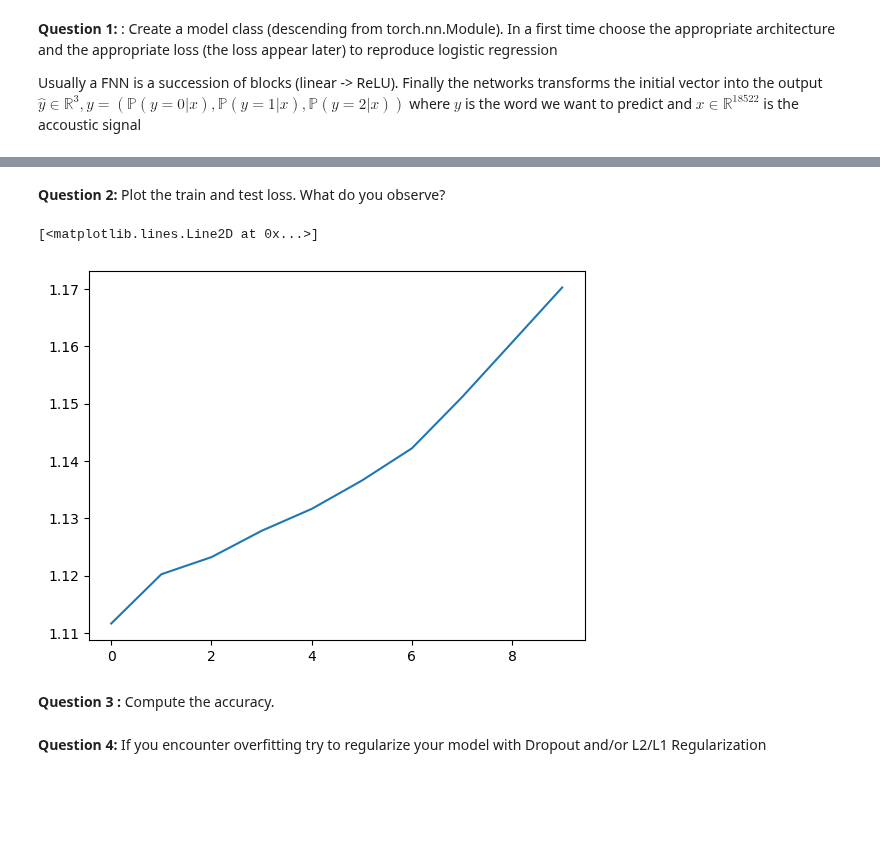
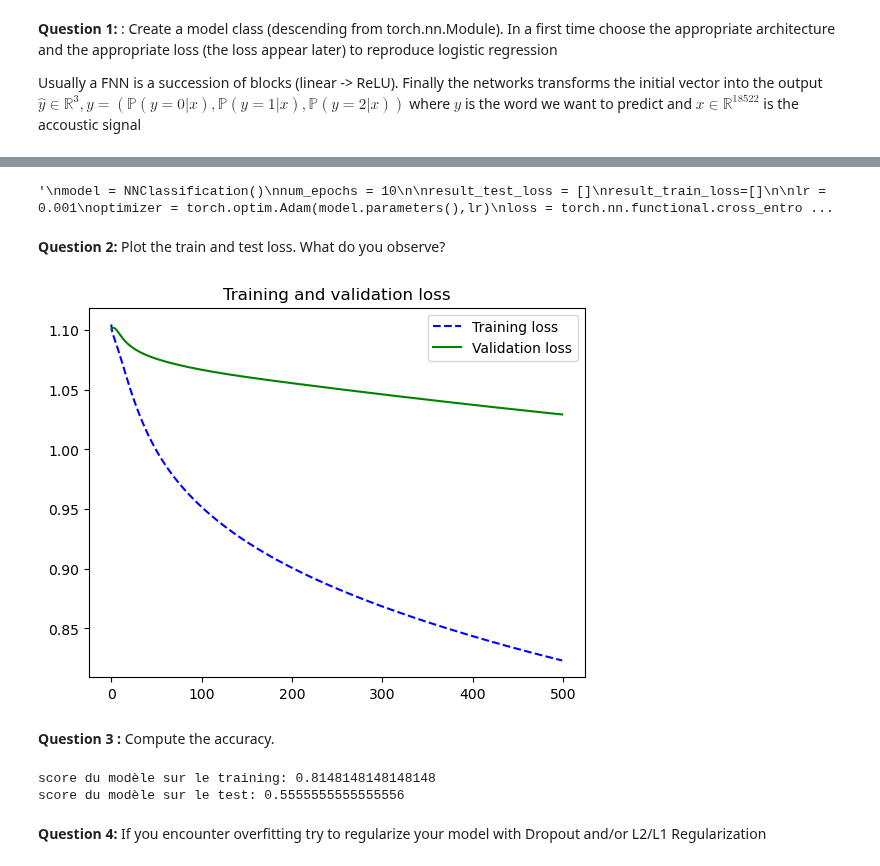
Before and after one commit to MaxMosh/n7-SN, a Jupyter notebook: 2A ModIA/S8 (n7)/UE Machine Learning/Projet fil rouge/Code/Nouveau Notebook (Neural Network).ipynb, the cells around one changed output, grey strips where cells are left out. Saved outputs shown, nothing was run; the diff lists cells and outputs as text; code cells hidden in the pictures; blank space fills up the shorter version.

```diff
--- a/2A ModIA/S8 (n7)/UE Machine Learning/Projet fil rouge/Code/Nouveau Notebook (Neural Network).ipynb
+++ b/2A ModIA/S8 (n7)/UE Machine Learning/Projet fil rouge/Code/Nouveau Notebook (Neural Network).ipynb
@@ -798,6 +720,6 @@ meilleure_svm = SVC(C=1, degree=3, gamma=0.1, kernel='poly')
 
 meilleure_svm_X_train, meilleure_svm_X_test, meilleure_svm_y_train, meilleure_svm_y_test = train_test_split(X, y, test_size=1/3, random_state=36)
 # %%
-meilleure_svm.fit(X, y)
+# meilleure_svm.fit(X, y)
 # %% [output]
 SVC(C=1, gamma=0.1, kernel='poly')
@@ -901,3 +1010,21 @@ y_test = torch.nn.functional.one_hot(torch.tensor(y_test), num_classes=- 1).resh
+# %%
+# TODO : version notebook Yanis
+
+import torch
+### transform X with your preprocessing
+pstft = STFT(idx_frequency_max=80, stats='moyenne')
+X_processed = pstft.transform(X)
+
+# X_fourier = np.abs(fft(X))
+# X_pca = sklearn.decomposition.PCA(n_components=10)
+# X_pca.fit(X_fourier)
+# X_acp = X_pca.transform(X_fourier)
+
+X_train, X_test, y_train, y_test = train_test_split(X_processed,y,test_size=0.5, random_state=28)
+X_train = torch.tensor(X_train).reshape((X_train.shape[0],1,-1)).float()
+X_test = torch.tensor(X_test).reshape((X_test.shape[0],1,-1)).float()
+y_train = torch.nn.functional.one_hot(torch.tensor(y_train), num_classes=- 1).reshape((X_train.shape[0],1,-1)).float()
+y_test = torch.nn.functional.one_hot(torch.tensor(y_test), num_classes=- 1).reshape((X_test.shape[0],1,-1)).float()
 # %% [markdown]
 **Question 1:** : Create a model class (descending from torch.nn.Module). In a first time choose the appropriate architecture and the appropriate loss (the loss appear later) to reproduce logistic regression
 
@@ -923,4 +1056,22 @@ class NNClassification(torch.nn.Module):
+# %%
+# TODO : version notebook Yanis
+
+class NNClassification(torch.nn.Module):
+    def __init__(self):
+        super().__init__()
+        self.network = torch.nn.Sequential(
+            torch.nn.Linear(80,3),
+            torch.nn.Softmax(dim=1)
+        )
+
+    def forward(self, xb):
+        ### the forward method will be called each time you will write model(x).
+        ### It's equivalent to the function predict of sklearn
+        return self.network(xb)
 # %%
+# TODO : version Maxime, à supprimer si inutile
+
+"""
 model = NNClassification()
 num_epochs = 10
 
@@ -962,3 +1113,6 @@ for epoch in range(num_epochs):
 
     result_train_loss.append(torch.stack(train_losses).mean().item())
     result_test_loss.append( torch.stack(test_losses).mean().item())
+"""
+# %% [output]
+'\nmodel = NNClassification()\nnum_epochs = 10\n\nresult_test_loss = []\nresult_train_loss=[]\n\nlr = 0.001\noptimizer = torch.optim.Adam(model.parameters(),lr)\nloss = torch.nn.functional.cross_entro ...
@@ -965,11 +1169,36 @@ for epoch in range(num_epochs):
 # %% [markdown]
 **Question 2:** Plot the train and test loss. What do you observe?
-# %%
-plt.plot(result_test_loss)
-# %% [output]
-[<matplotlib.lines.Line2D at 0x...>]
-[figure, removed]
+# %%
+# TODO : version notebook Yanis
+
+plt.plot(result_train_loss, 'b', linestyle="--",label='Training loss')
+plt.plot(result_test_loss, 'g', label='Validation loss')
+plt.title('Training and validation loss')
+plt.legend()
+
+plt.show()
+# %% [output]
+[figure, added]
 # %% [markdown]
 **Question 3 :** Compute the accuracy.
+# %%
+# TODO : version notebook Yanis
+
+model.eval()
+score_test = 0
+for i in range(X_test.shape[0]):
+    y_pred_test = model.forward(X_test[i])
+    if torch.argmax(y_pred_test) == torch.argmax(y_test[i]):
+        score_test += 1
+score_train = 0
+for i in range(X_train.shape[0]):
+    y_pred_train = model.forward(X_train[i])
+    if torch.argmax(y_pred_train) == torch.argmax(y_train[i]):
+        score_train += 1
+print(f"score du modèle sur le training: {score_train/X_train.shape[0]}")
+print(f"score du modèle sur le test: {score_test/X_test.shape[0]}")
+# %% [output]
+score du modèle sur le training: 0.8148148148148148
+score du modèle sur le test: 0.5555555555555556
 # %% [markdown]
 **Question 4:** If you encounter overfitting try to regularize your model with Dropout and/or L2/L1 Regularization
```
Also changed, not shown: parts of 51 cells of this notebook, 1 other file.
